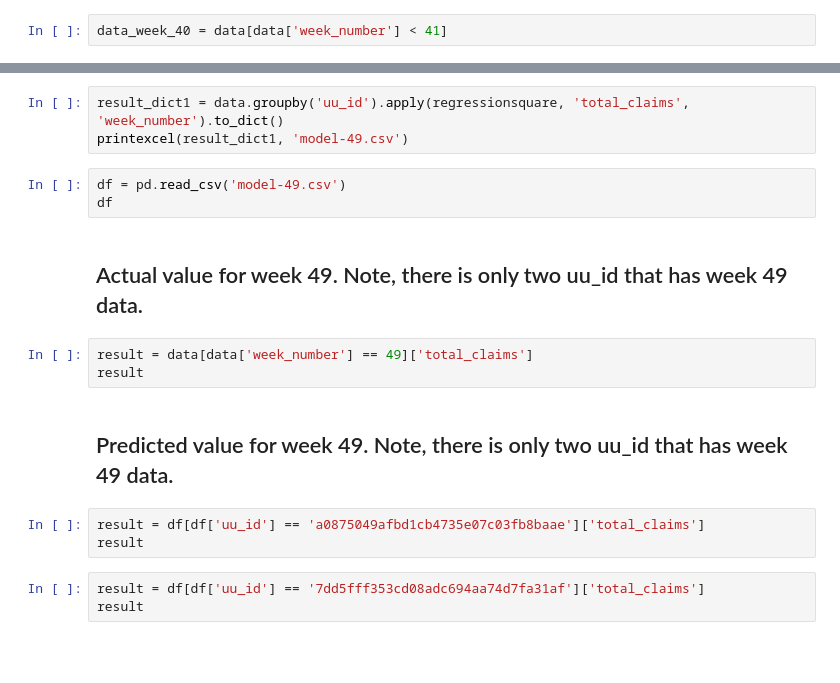
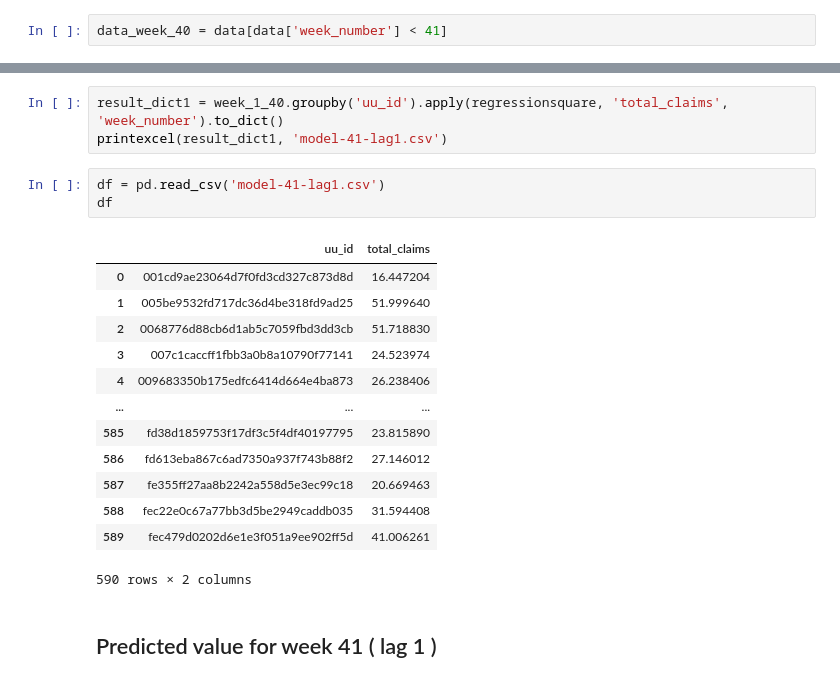
Before and after one commit to ironhacks/Tutorials-COVID-19, a Jupyter notebook: tutorials-fall-2022/example_section/Example-Linear-Regression-Time-Series.ipynb, the cells around one changed output, grey strips where cells are left out. Saved outputs shown, nothing was run; the diff lists cells and outputs as text; blank space fills up the shorter version.

Commit message:
predict week 41

```diff
--- a/tutorials-fall-2022/example_section/Example-Linear-Regression-Time-Series.ipynb
+++ b/tutorials-fall-2022/example_section/Example-Linear-Regression-Time-Series.ipynb
@@ -475,19 +494,22 @@ print(result)
 # %%
-result_dict1 = data.groupby('uu_id').apply(regressionsquare, 'total_claims', 'week_number').to_dict()
-printexcel(result_dict1, 'model-49.csv')
+result_dict1 = week_1_40.groupby('uu_id').apply(regressionsquare, 'total_claims', 'week_number').to_dict()
+printexcel(result_dict1, 'model-41-lag1.csv')
 # %%
-df = pd.read_csv('model-49.csv')
+df = pd.read_csv('model-41-lag1.csv')
 df
+# %% [output]
+|  | uu_id | total_claims |
+| 0 | 001cd9ae23064d7f0fd3cd327c873d8d | 16.447204 |
+| 1 | 005be9532fd717dc36d4be318fd9ad25 | 51.999640 |
+| 2 | 0068776d88cb6d1ab5c7059fbd3dd3cb | 51.718830 |
+| 3 | 007c1caccff1fbb3a0b8a10790f77141 | 24.523974 |
+| 4 | 009683350b175edfc6414d664e4ba873 | 26.238406 |
+| ... | ... | ... |
+| 585 | fd38d1859753f17df3c5f4df40197795 | 23.815890 |
+| 586 | fd613eba867c6ad7350a937f743b88f2 | 27.146012 |
+| 587 | fe355ff27aa8b2242a558d5e3ec99c18 | 20.669463 |
+| 588 | fec22e0c67a77bb3d5be2949caddb035 | 31.594408 |
+| 589 | fec479d0202d6e1e3f051a9ee902ff5d | 41.006261 |
+590 rows × 2 columns
-# %% [markdown]
-## Actual value for week 49. Note, there is only two uu_id that has week 49 data.
-# %%
-result = data[data['week_number'] == 49]['total_claims']
-result
 # %% [markdown]
-## Predicted value for week 49. Note, there is only two uu_id that has week 49 data.
+## Predicted value for week 41 ( lag 1 )
-# %%
-result = df[df['uu_id'] == 'a0875049afbd1cb4735e07c03fb8baae']['total_claims']
-result
-# %%
-result = df[df['uu_id'] == '7dd5fff353cd08adc694aa74d7fa31af']['total_claims']
-result
```
Also changed, not shown: parts of 12 cells of this notebook, 2 other files.
